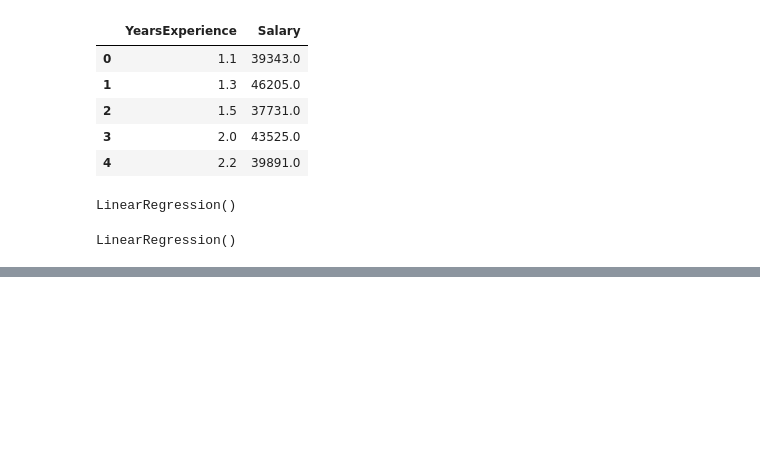
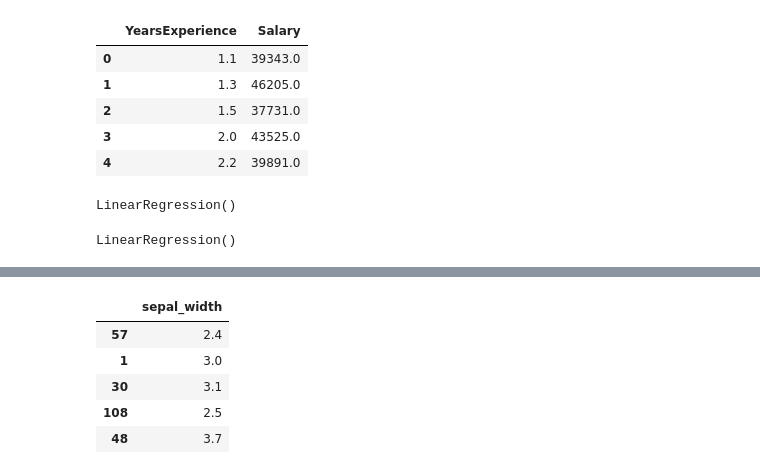
Before and after one commit to rushi751998/Machine-Learning, a Jupyter notebook: linearRegression.ipynb, the cells around one changed output, grey strips where cells are left out. Drawn from its saved outputs; the diff is of its cells as text; code cells hidden in the pictures; blank space fills up the shorter version.

```diff
--- a/linearRegression.ipynb
+++ b/linearRegression.ipynb
@@ -34,0 +122,3 @@ LinearRegression()
+# %%
+y = df[['sepal_length']]
+x = df[['sepal_width']]
@@ -34,0 +127,11 @@ LinearRegression()
+# %%
+x_train,x_test,y_train,y_test=train_test_split(x,y,test_size=0.3)
+# %%
+x_test.head()
+# %% [output]
+|  | sepal_width |
+| 57 | 2.4 |
+| 1 | 3.0 |
+| 30 | 3.1 |
+| 108 | 2.5 |
+| 48 | 3.7 |
```
Also changed, not shown: parts of 27 cells of this notebook, 1 other file.
